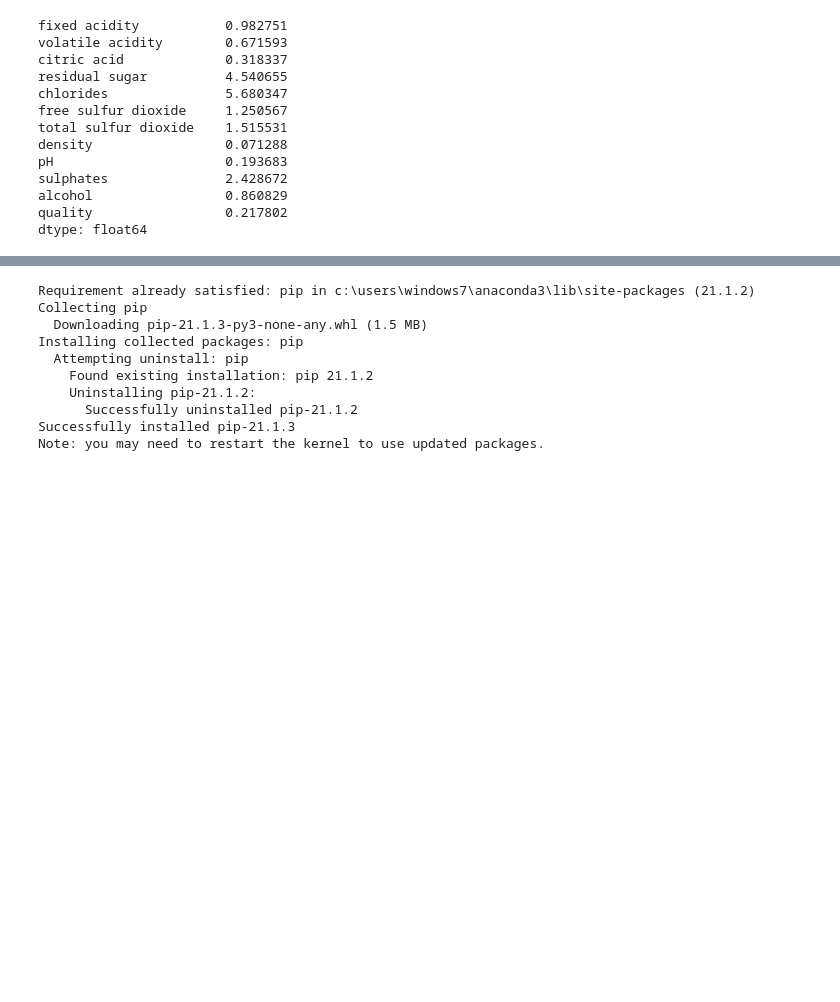
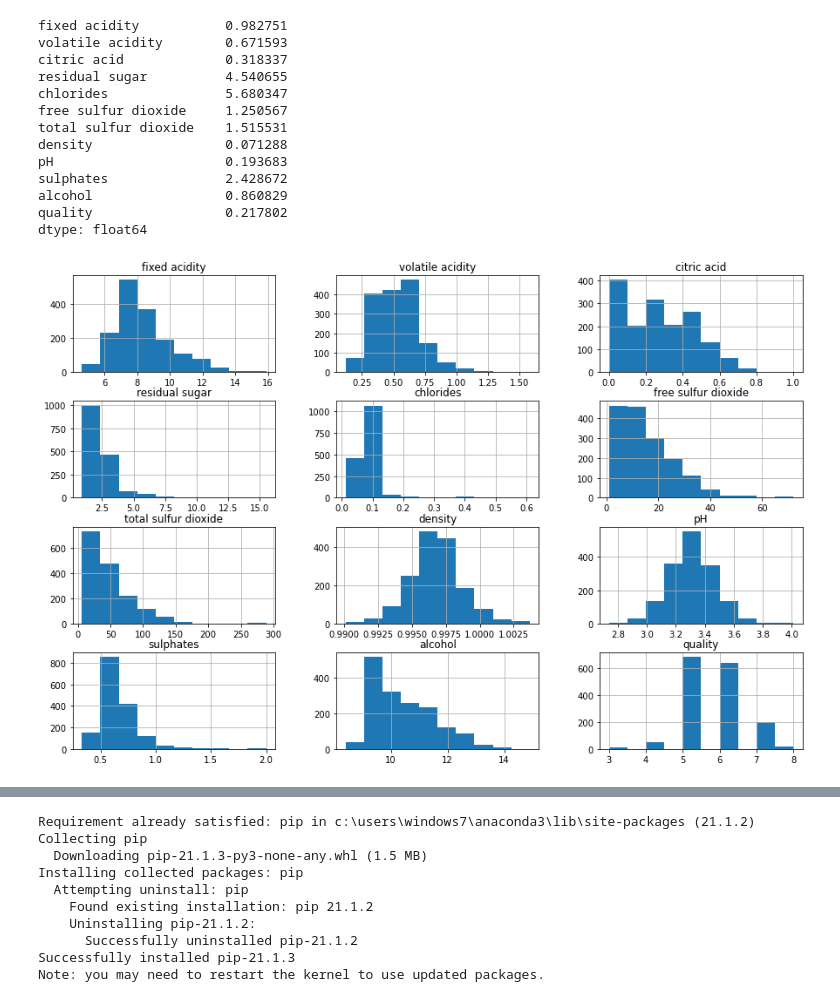
Before and after one commit to nycolexavier/course-data-analysis, a Jupyter notebook: aula_03.ipynb, the cells around one changed output, grey strips where cells are left out. Drawn from its saved outputs; the diff is of its cells as text; code cells hidden in the pictures; blank space fills up the shorter version.

```diff
--- a/aula_03.ipynb
+++ b/aula_03.ipynb
@@ -184,3 +197,10 @@ sulphates               2.428672
 alcohol                 0.860829
 quality                 0.217802
 dtype: float64
+# %%
+# Histograma (Observe free e total dioxide)
+
+dataset.hist(figsize= (15, 10))
+plt.show()
+# %% [output]
+[figure, added]
```
Also changed, not shown: parts of 24 cells of this notebook, 1 other file.
